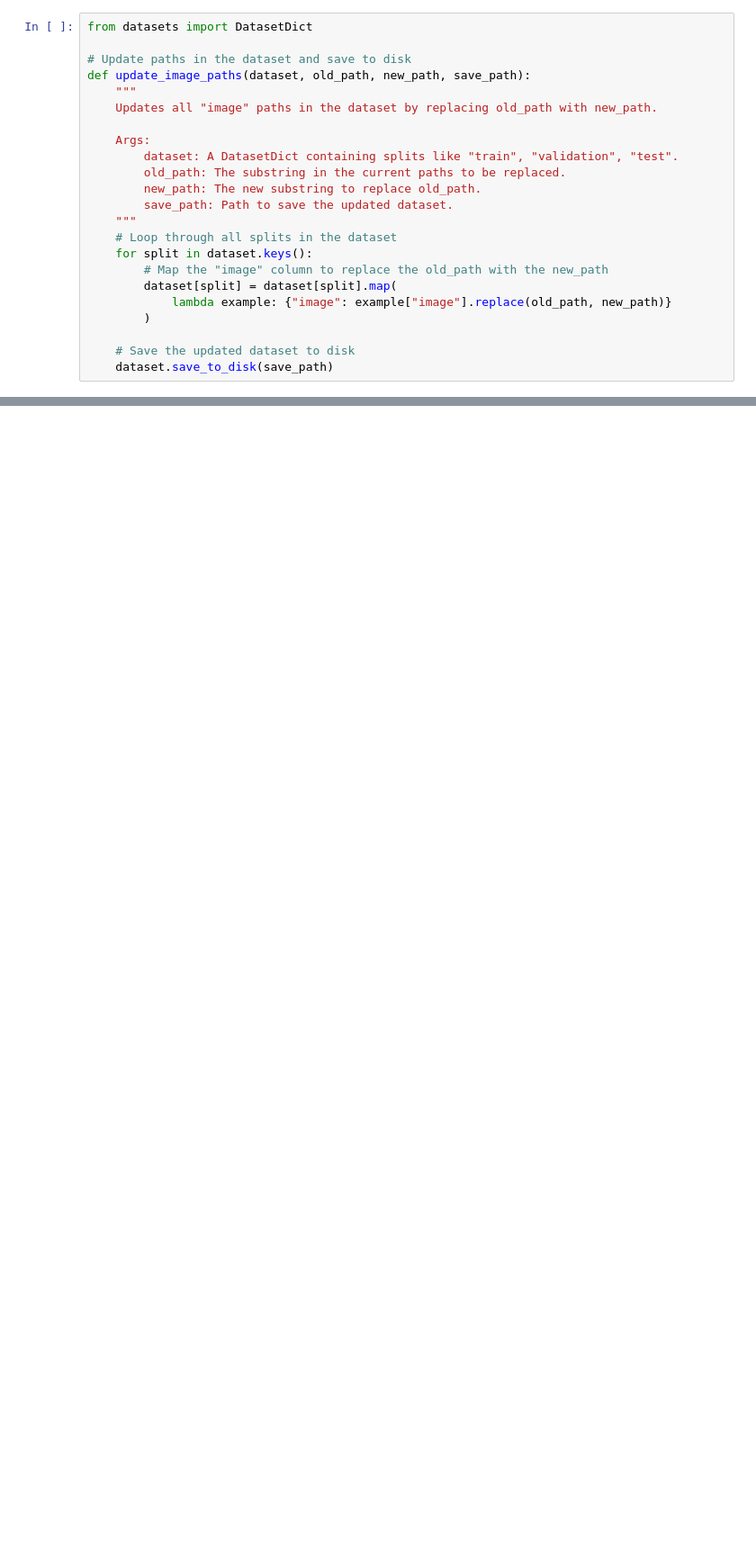
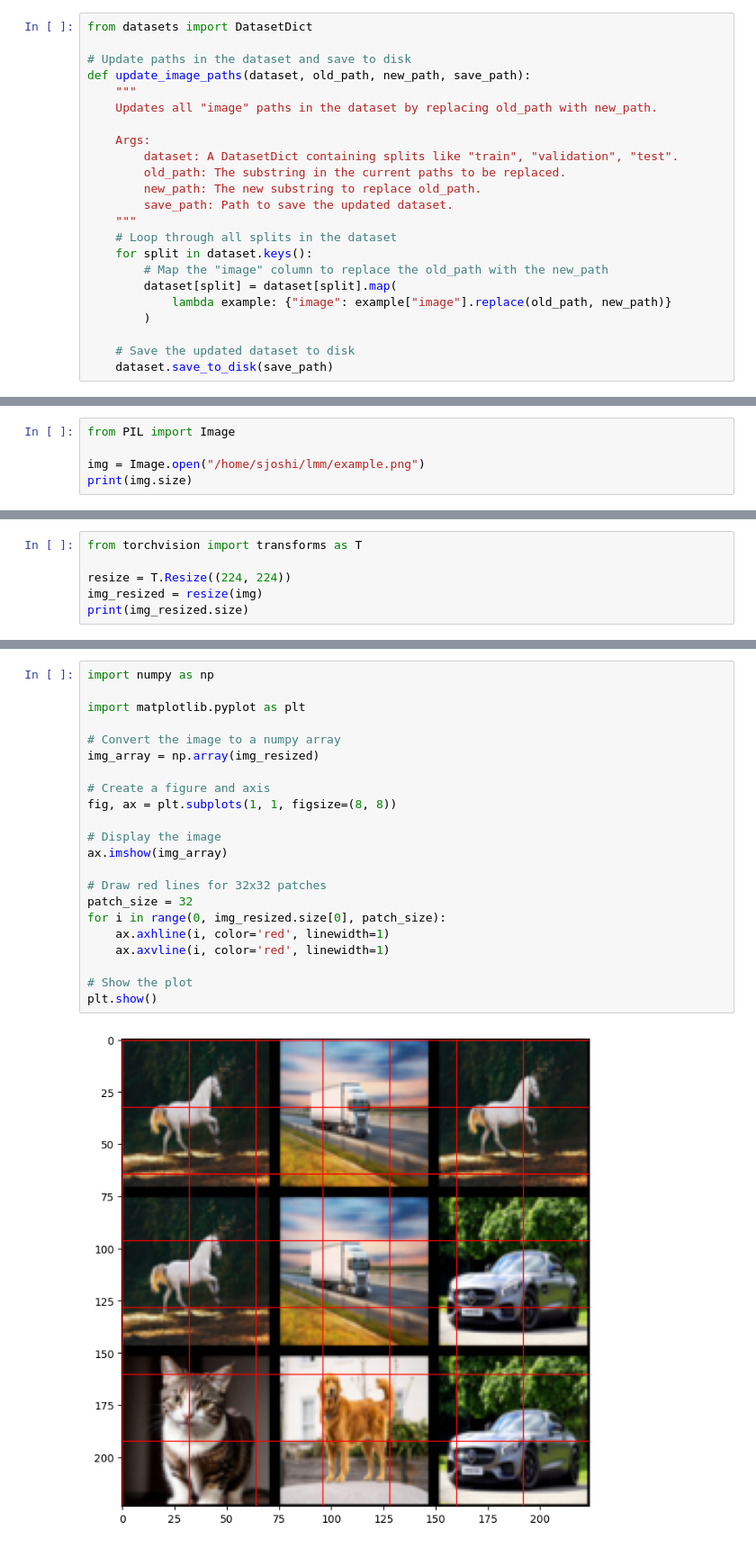
Before and after one commit to sjoshi804/lmm, a Jupyter notebook: lmm_synthetic/data/explore_data.ipynb, the cells around one changed output, grey strips where cells are left out. Shown: that part at 90% size. Drawn from its saved outputs; the diff is of its cells as text; blank space fills up the shorter version.

Commit message:
added patching viz

```diff
--- a/lmm_synthetic/data/explore_data.ipynb
+++ b/lmm_synthetic/data/explore_data.ipynb
@@ -95,0 +106,5 @@ A: bird
+# %%
+from PIL import Image
+
+img = Image.open("/home/sjoshi/lmm/example.png")
+print(img.size)
@@ -95,0 +125,6 @@ A: bird
+# %%
+from torchvision import transforms as T
+
+resize = T.Resize((224, 224))
+img_resized = resize(img)
+print(img_resized.size)
@@ -95,0 +133,24 @@ A: bird
+# %%
+import numpy as np
+
+import matplotlib.pyplot as plt
+
+# Convert the image to a numpy array
+img_array = np.array(img_resized)
+
+# Create a figure and axis
+fig, ax = plt.subplots(1, 1, figsize=(8, 8))
+
+# Display the image
+ax.imshow(img_array)
+
+# Draw red lines for 32x32 patches
+patch_size = 32
+for i in range(0, img_resized.size[0], patch_size):
+    ax.axhline(i, color='red', linewidth=1)
+    ax.axvline(i, color='red', linewidth=1)
+
+# Show the plot
+plt.show()
+# %% [output]
+[figure, added]
```
Also changed, not shown: parts of 6 cells of this notebook.
